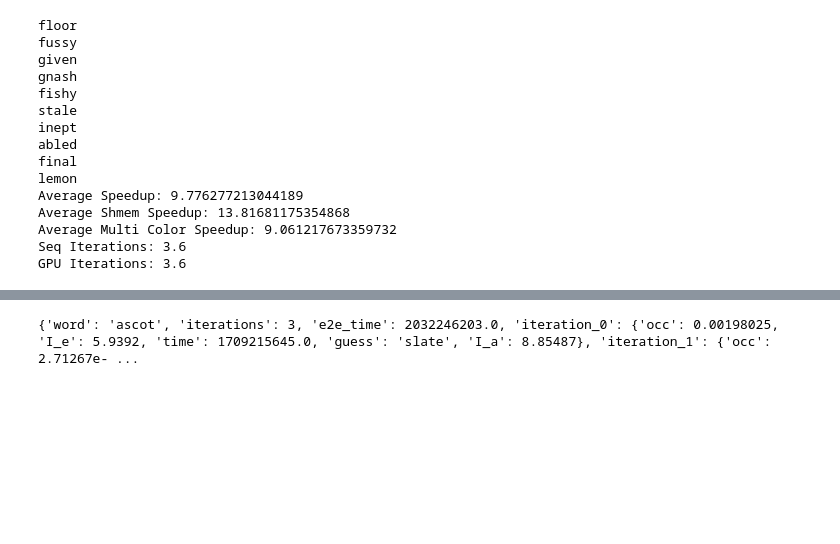
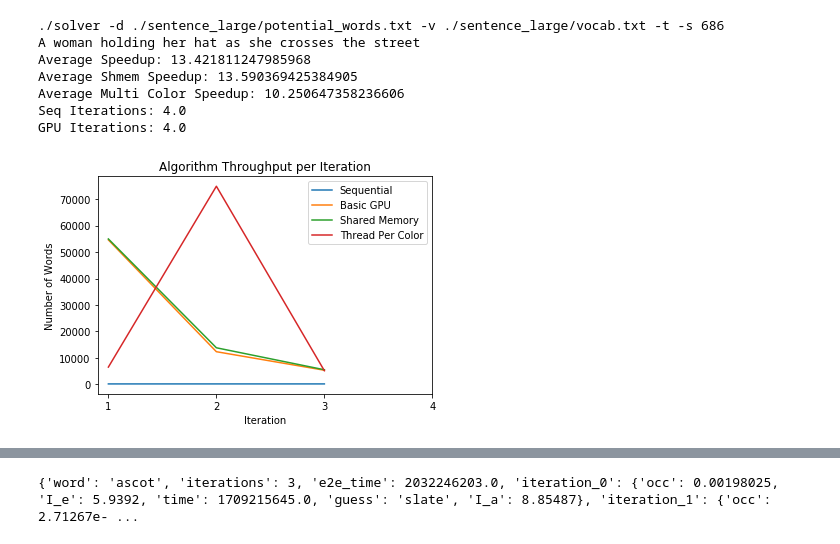
Before and after one commit to AniruddhS24/cuda-wordle, a Jupyter notebook: results.ipynb, the cells around one changed output, grey strips where cells are left out. Cells and saved outputs as stored; diff of their text form; code cells hidden in the pictures; blank space fills up the shorter version.

```diff
--- a/results.ipynb
+++ b/results.ipynb
@@ -104,6 +105,6 @@ print(info['iteration_1']['new_dict_size'])
 # %%
 # def calculate_speedup():
-seeds = [random.randint(0, 1000) for i in range(10)]
+seeds = [random.randint(0, 1000) for i in range(1)]
 speedups = []
 shmem_speedup = []
 multi_color_speedup = []
@@ -113,27 +114,33 @@ gpu_throughput = []
 s_iter = []
 g_iter = []
 throughput = []
-vocab_file = './basic_dictionary/vocab.txt'
-dict_file = './basic_dictionary/potential_words.txt'
+vocab_file = './sentence_large/vocab.txt'
+dict_file = './sentence_large/potential_words.txt'
+issentence = True
 total_results = []
 for seed in seeds:
     seq = Command(vocab_file=vocab_file,
             dict_file = dict_file,
-            seed=seed)
+            seed=seed,
+            sentence=issentence)
     gpu = Command(vocab_file=vocab_file,
             dict_file = dict_file,
             seed=seed,
+            sentence=issentence,
             use_gpu=True)
     shmem = Command(vocab_file=vocab_file,
             dict_file = dict_file,
             seed=seed,
+            sentence=issentence,
             shmem=True)
     multi_color = Command(vocab_file=vocab_file,
             dict_file = dict_file,
             seed=seed,
+            sentence=issentence,
             multi_color=True)
 
     results = {}
+    print(' '.join(form_command(seq)))
     results['seq'] = run_command(seq)
     results['gpu'] = run_command(gpu)
     results['shmem'] = run_command(shmem)
@@ -150,9 +157,12 @@ for seed in seeds:
 
     s_t = []
     g_t = []
+    shmem_t = []
+    multi_t = []
     for it in range(results['seq']['iterations']):
       s_t.append(results['seq'][f'iteration_{it}']['old_dict_size'] / results['seq'][f'iteration_{it}']['time'])
       g_t.append(results['gpu'][f'iteration_{it}']['old_dict_size'] / results['gpu'][f'iteration_{it}']['time'])
+      # shmem_t.append(results['shmem'][f'iteration_{it}']['old_dict_size'] / results['shmem'][f'iteration_{it}']['time'])
 
     seq_throughput.append(s_t)
     gpu_throughput.append(g_t)
@@ -172,21 +182,43 @@ print(f'GPU Iterations: {np.mean(g_iter)}')
 # print(f'Sequential Throughput: {[np.mean(i) * 10**9 for i in np.array(seq_throughput).T]}')
 # print(f'GPU Throughput: {[np.mean(i) * 10**9 for i in np.array(gpu_throughput).T]}')
 # %% [output]
-floor
-fussy
-given
-gnash
-fishy
-stale
-inept
-abled
-final
-lemon
-Average Speedup: 9.776277213044189
-Average Shmem Speedup: 13.81681175354868
-Average Multi Color Speedup: 9.061217673359732
-Seq Iterations: 3.6
-GPU Iterations: 3.6
+./solver -d ./sentence_large/potential_words.txt -v ./sentence_large/vocab.txt -t -s 686
+A woman holding her hat as she crosses the street
+Average Speedup: 13.421811247985968
+Average Shmem Speedup: 13.590369425384905
+Average Multi Color Speedup: 10.250647358236606
+Seq Iterations: 4.0
+GPU Iterations: 4.0
+# %%
+iteration_level_runtimes = [{'seq': [], 'gpu': [], 'shmem': [], 'multi_color': []} for _ in range(5)]
+for word_index in range(len(total_results)):
+    word_data = total_results[word_index]
+    runtimes = {'seq': [], 'gpu': [], 'shmem': [], 'multi_color': []}
+    for key in runtimes.keys():
+        for iteration in range(word_data[key]['iterations']):
+          iteration_level_runtimes[iteration][key].append(word_data[key][f'iteration_{iteration}']['old_dict_size'] / word_data[key][f'iteration_{iteration}']['time'])
+
+columns = ['Sequential', 'Basic GPU', 'Shared Memory', 'Thread per Color']
+fig, ax = plt.subplots(1,1)
+throughput = {'seq': [], 'gpu': [], 'shmem': [], 'multi_color': []}
+for iteration in range(len(iteration_level_runtimes)):
+    for key in iteration_level_runtimes[iteration].keys():
+      throughput[key].append(np.mean(iteration_level_runtimes[iteration][key]) * 10**9)
+    # if(iteration != 0):
+    # if not np.isnan(info[0]):
+    #   # print(len(info))
+    #   ax.plot(np.arange(len(columns)), info, width = 0.4, label=f'Iteration {iteration + 1}')
+name = {'seq': 'Sequential', 'gpu': 'Basic GPU', 'shmem': 'Shared Memory', 'multi_color': 'Thread Per Color'}
+for key in iteration_level_runtimes[iteration].keys():
+   ax.plot(np.arange(4) + 1, throughput[key][1:], label=name[key])
+plt.legend()
+ax.set_xticks(np.arange(4) + 1)
+plt.title('Algorithm Throughput per Iteration')
+plt.xlabel('Iteration')
+plt.ylabel('Number of Words')
+plt.show()
+# %% [output]
+[figure, added]
 # %%
 iteration_level_runtimes = [{'seq': [], 'gpu': [], 'shmem': [], 'multi_color': []} for _ in range(5)]
 for word_index in range(len(total_results)):
```
Also changed, not shown: parts of 10 cells of this notebook, 9 other files.
